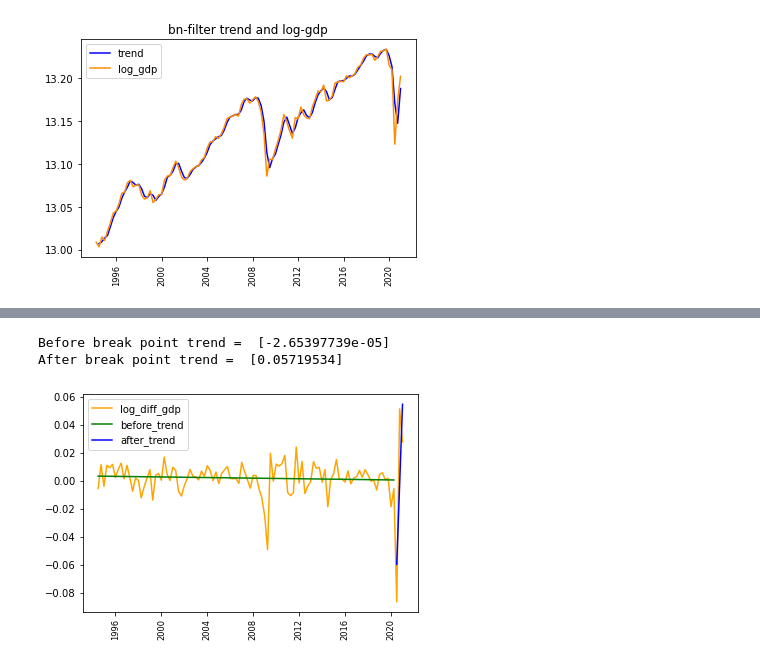
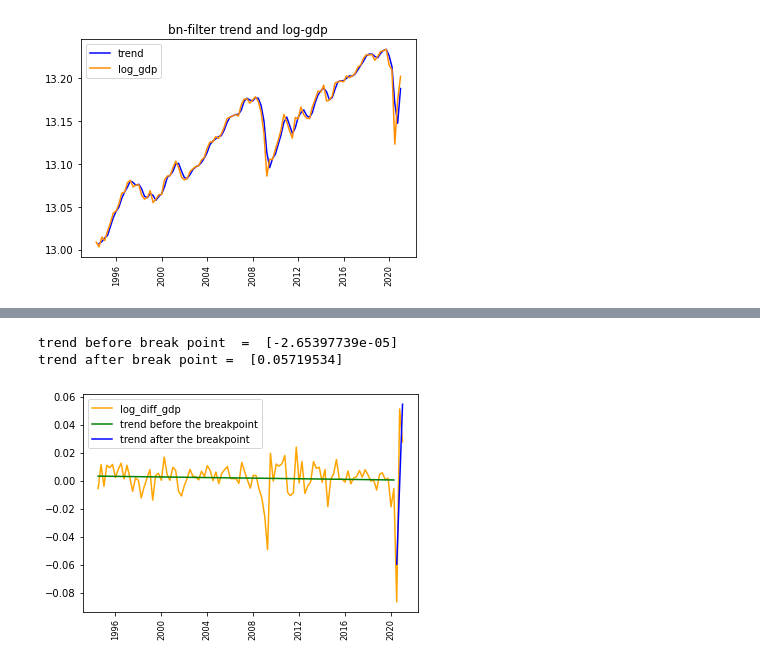
Before and after one commit to kmrnykgbn/empirical-macroeconomics, a Jupyter notebook: time_series_analysis/src/jpn_gdp_analysis.ipynb, the cells around one changed output, grey strips where cells are left out. Cells and saved outputs as stored; diff of their text form; code cells hidden in the pictures.

```diff
--- a/time_series_analysis/src/jpn_gdp_analysis.ipynb
+++ b/time_series_analysis/src/jpn_gdp_analysis.ipynb
@@ -256,24 +277,24 @@ model_aft.fit(time_aft, data_ld[breakp[2]:])
 predict_bef = model_bef.predict(time_bef)
 predict_aft = model_aft.predict(time_aft)
 
-print('Before break point trend = ', model_bef.coef_)
-print('After break point trend = ', model_aft.coef_)
+print('trend before break point  = ', model_bef.coef_)
+print('trend after break point = ', model_aft.coef_)
 # %% [output]
-Before break point trend =  [-2.65397739e-05]
-After break point trend =  [0.05719534]
+trend before break point  =  [-2.65397739e-05]
+trend after break point =  [0.05719534]
 # %%
 # plot
 plt.plot(data_ld.index, data_ld, label="log_diff_gdp", color="orange")
-plt.plot(data_ld.index[:breakp[0]], predict_bef, label="before_trend", color="green")
-plt.plot(data_ld.index[breakp[0]:], predict_aft, label="after_trend", color="blue")
+plt.plot(data_ld.index[:breakp[0]], predict_bef, label="trend before the breakpoint", color="green")
+plt.plot(data_ld.index[breakp[0]:], predict_aft, label="trend after the breakpoint", color="blue")
 
 #setting
 plt.xticks(rotation=90, size='small')
 
 # display
 plt.legend()
 
 # show
 plt.show()
 # %% [output]
-[figure, old version]
+[figure, new version]
```
Also changed, not shown: parts of 4 cells of this notebook, 1 other file.
